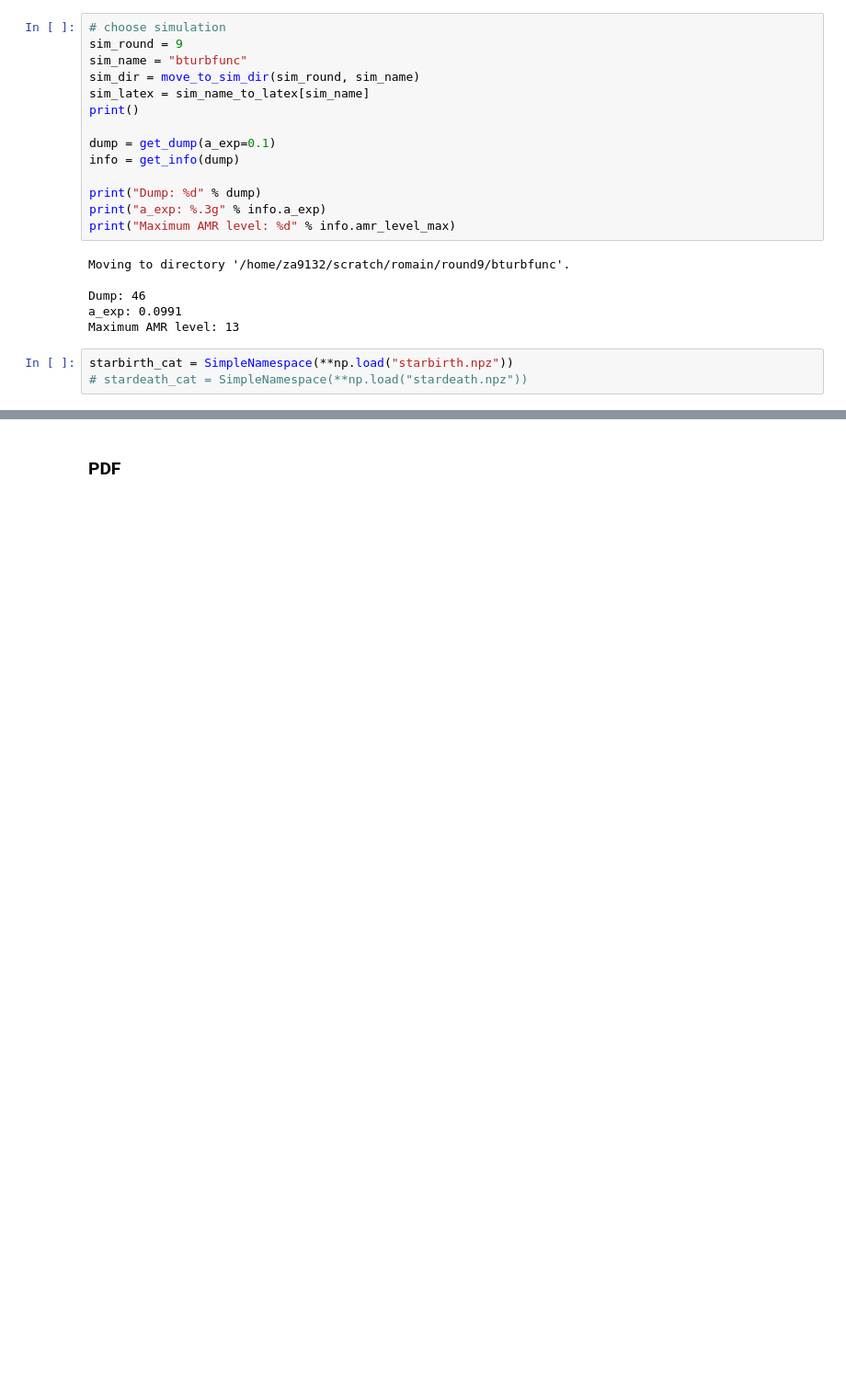
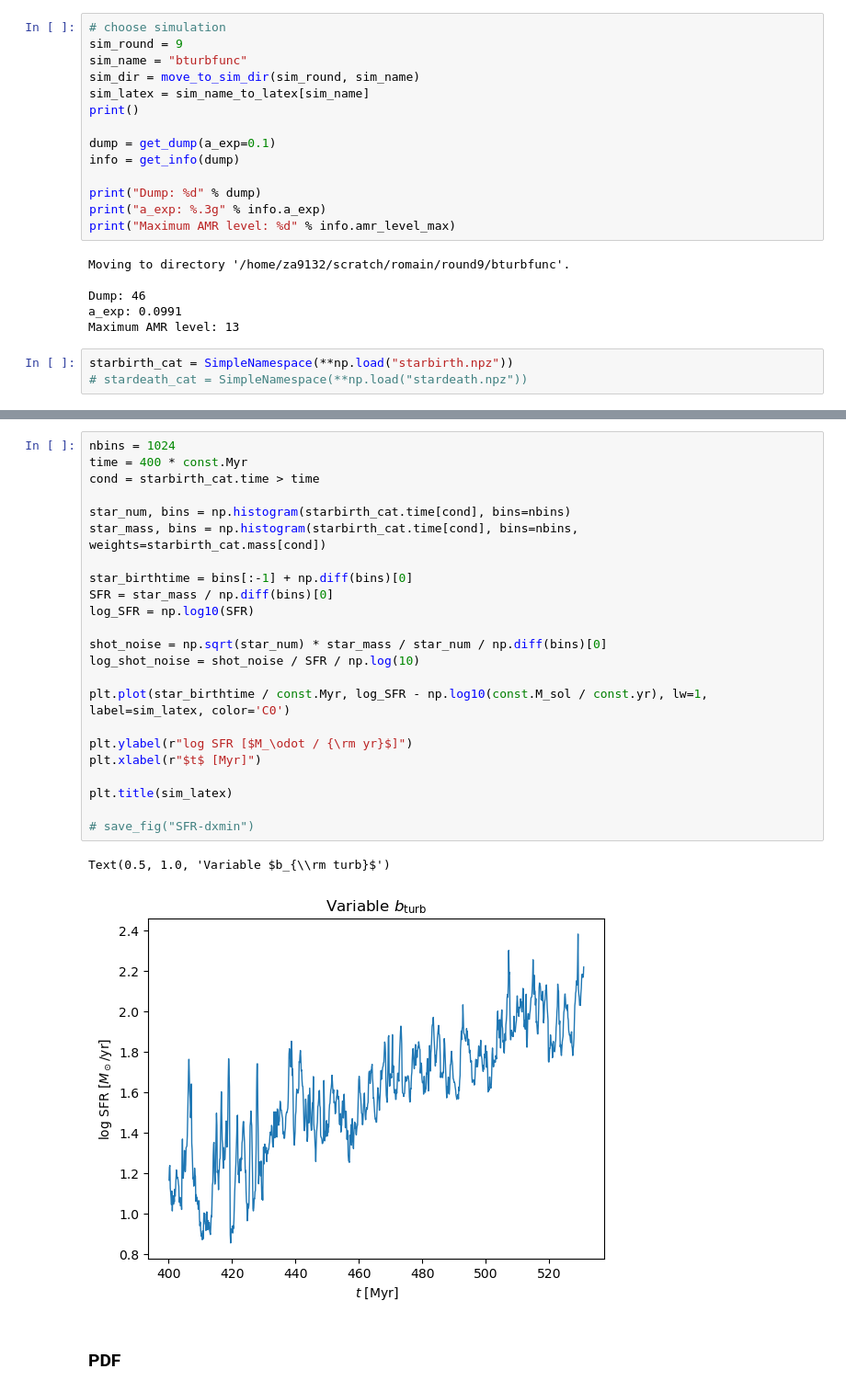
Before and after one commit to zandalman/RAMSES-analysis, a Jupyter notebook: star-formation-history.ipynb, the cells around one changed output, grey strips where cells are left out. Shown at 92% size. Drawn from its saved outputs; the diff is of its cells as text; blank space fills up the shorter version.

```diff
--- a/star-formation-history.ipynb
+++ b/star-formation-history.ipynb
@@ -106,2 +109,28 @@ Text(0.5, 1.0, 'Variable $b_{\\rm turb}$')
+# %%
+nbins = 1024
+time = 400 * const.Myr
+cond = starbirth_cat.time > time
+
+star_num, bins = np.histogram(starbirth_cat.time[cond], bins=nbins)
+star_mass, bins = np.histogram(starbirth_cat.time[cond], bins=nbins, weights=starbirth_cat.mass[cond])
+
+star_birthtime = bins[:-1] + np.diff(bins)[0]
+SFR = star_mass / np.diff(bins)[0]
+log_SFR = np.log10(SFR)
+
+shot_noise = np.sqrt(star_num) * star_mass / star_num / np.diff(bins)[0]
+log_shot_noise = shot_noise / SFR / np.log(10)
+
+plt.plot(star_birthtime / const.Myr, log_SFR - np.log10(const.M_sol / const.yr), lw=1, label=sim_latex, color='C0')
+
+plt.ylabel(r"log SFR [$M_\odot / {\rm yr}$]")
+plt.xlabel(r"$t$ [Myr]")
+
+plt.title(sim_latex)
+
+# save_fig("SFR-dxmin")
+# %% [output]
+Text(0.5, 1.0, 'Variable $b_{\\rm turb}$')
+[figure, added]
 # %% [markdown]
 ### PDF
```
Also changed, not shown: parts of 11 cells of this notebook, 1 other file.
